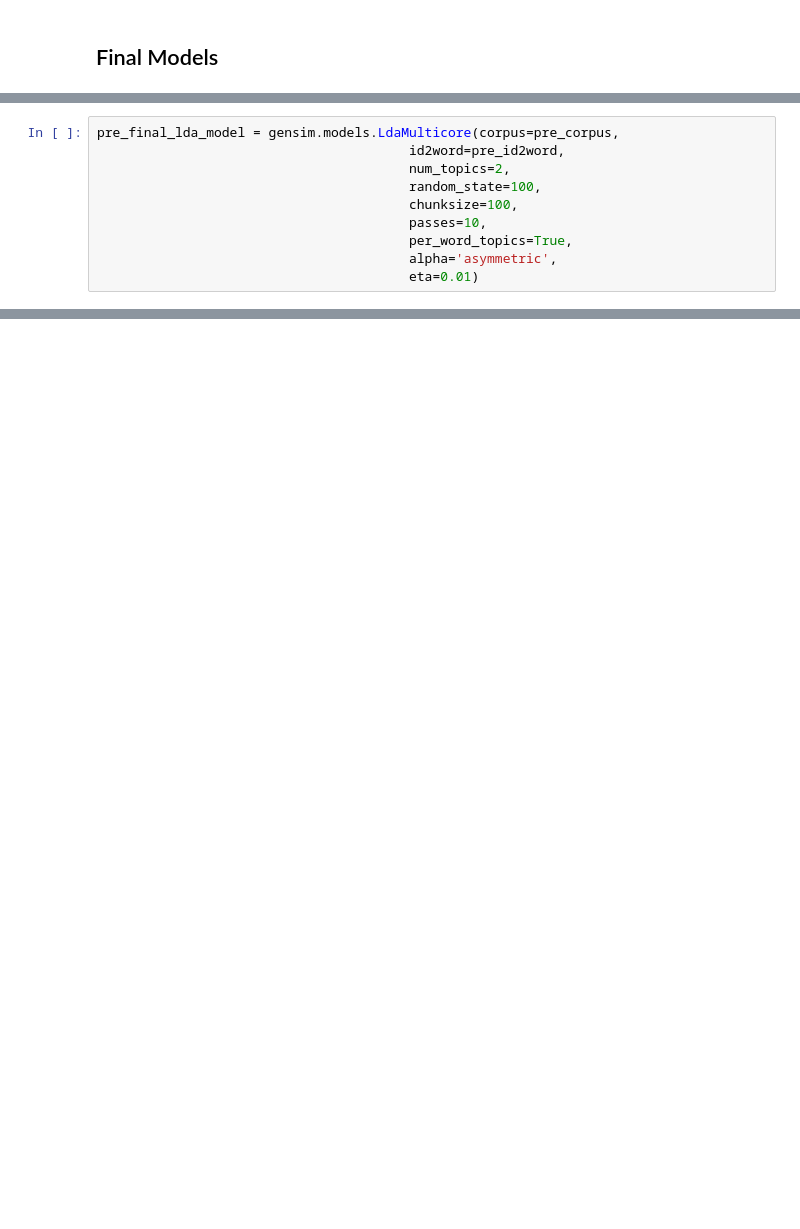
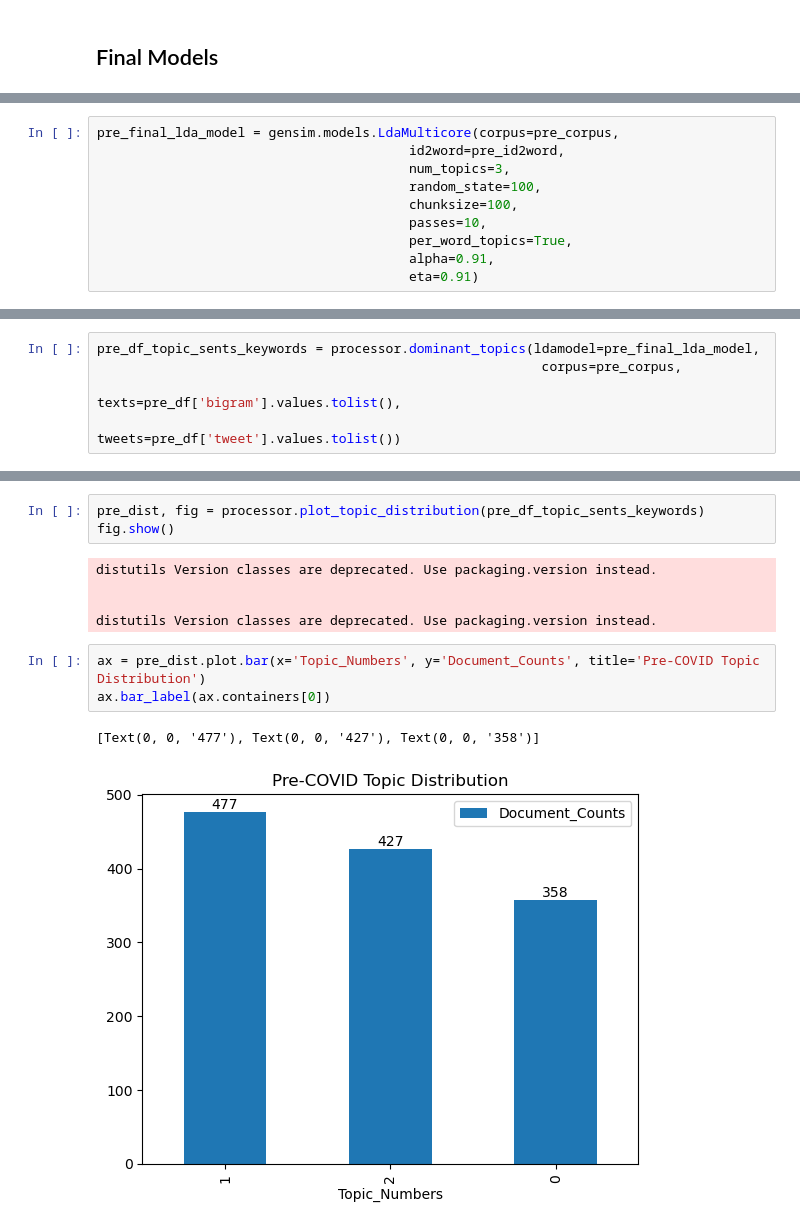
Before and after one commit to patilpushkarp/comp, a Jupyter notebook: comp/docs/individual/fintech/paytm.ipynb, the cells around one changed output, grey strips where cells are left out. Cells and saved outputs as stored; diff of their text form; blank space fills up the shorter version.

```diff
--- a/comp/docs/individual/fintech/paytm.ipynb
+++ b/comp/docs/individual/fintech/paytm.ipynb
@@ -458,13 +250,13 @@ post_df_result[(post_df_result['Topics'] == 2)]
 # %%
 pre_final_lda_model = gensim.models.LdaMulticore(corpus=pre_corpus,
                                         id2word=pre_id2word,
-                                        num_topics=2,
+                                        num_topics=3,
                                         random_state=100,
                                         chunksize=100,
                                         passes=10,
                                         per_word_topics=True,
-                                        alpha='asymmetric',
-                                        eta=0.01)
+                                        alpha=0.91,
+                                        eta=0.91)
 # %%
 pre_final_coherence_model_lda = gensim.models.CoherenceModel(model=pre_final_lda_model,
                                                     texts=pre_df['bigram'].values.tolist(),
@@ -511,0 +294,5 @@ Pre-COVID Coherence Score:  0.6471847782036786
+# %%
+pre_df_topic_sents_keywords = processor.dominant_topics(ldamodel=pre_final_lda_model,
+                                                         corpus=pre_corpus,
+                                                         texts=pre_df['bigram'].values.tolist(),
+                                                         tweets=pre_df['tweet'].values.tolist())
@@ -511,0 +336,14 @@ Pre-COVID Coherence Score:  0.6471847782036786
+# %%
+pre_dist, fig = processor.plot_topic_distribution(pre_df_topic_sents_keywords)
+fig.show()
+# %% [output]
+distutils Version classes are deprecated. Use packaging.version instead.
+
+
+distutils Version classes are deprecated. Use packaging.version instead.
+# %%
+ax = pre_dist.plot.bar(x='Topic_Numbers', y='Document_Counts', title='Pre-COVID Topic Distribution')
+ax.bar_label(ax.containers[0])
+# %% [output]
+[Text(0, 0, '477'), Text(0, 0, '427'), Text(0, 0, '358')]
+[figure, added]
```
Also changed, not shown: parts of 82 cells of this notebook, 7 other files.
